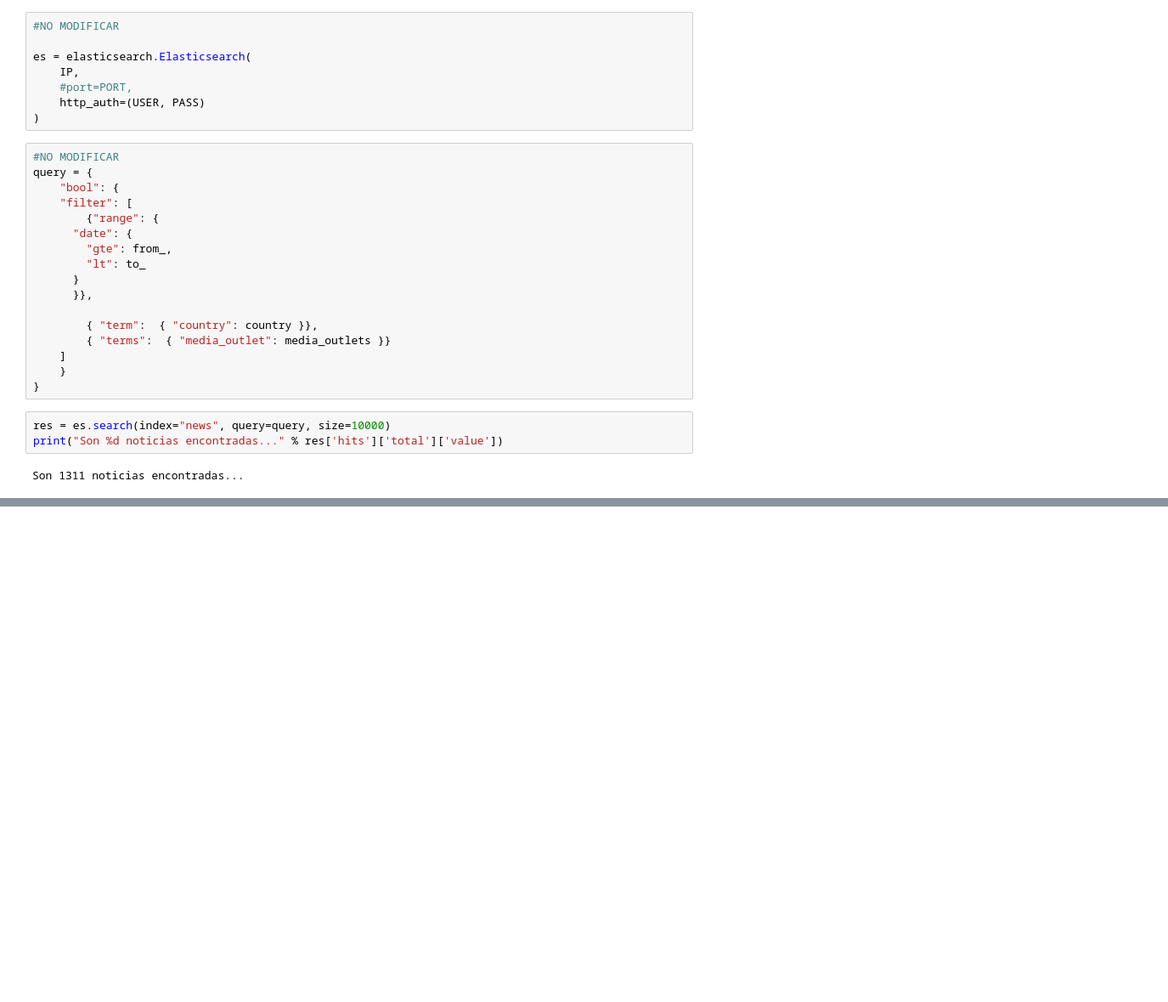
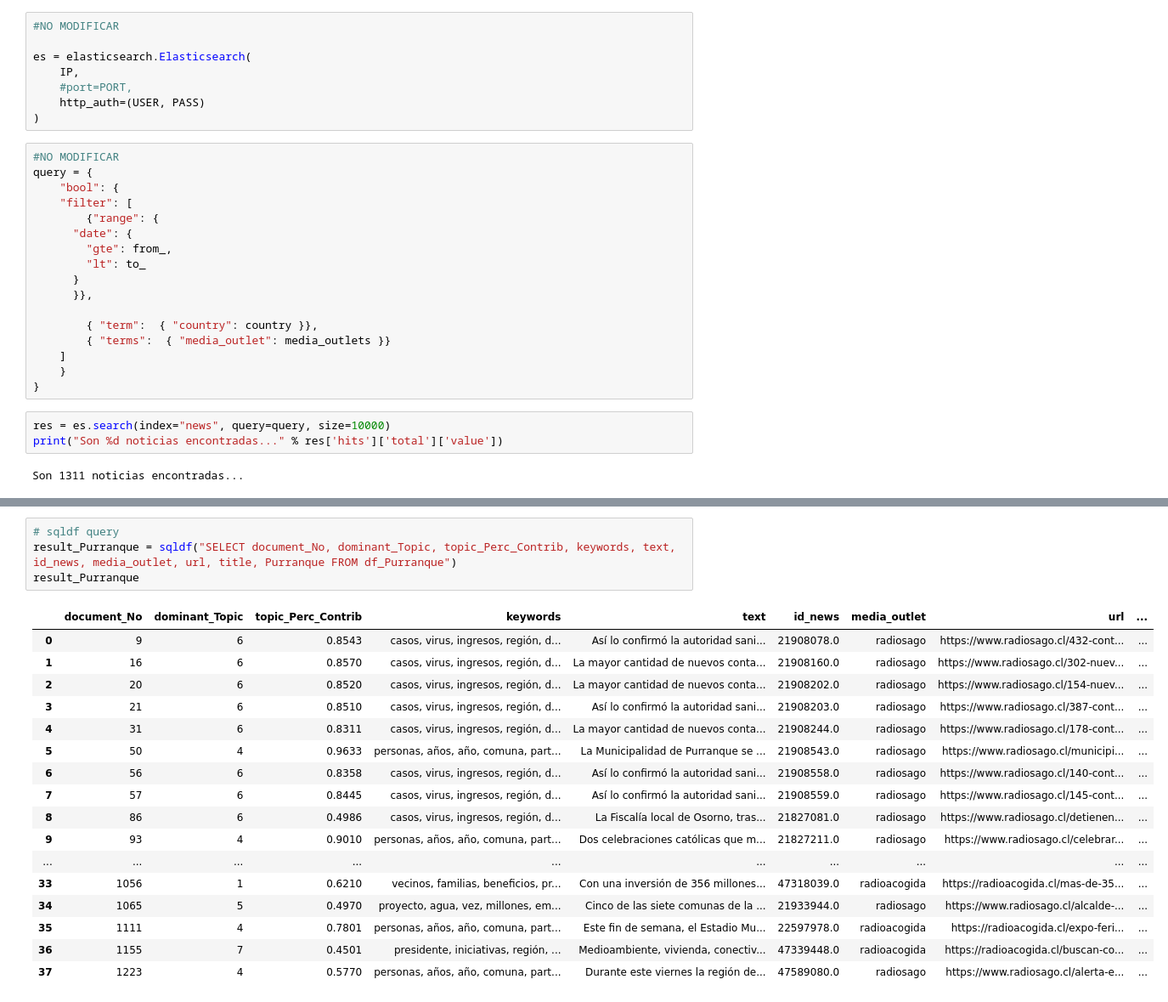
Before and after one commit to alexbgh1/INFO279_2022, a Jupyter notebook: tareas/tarea1.ipynb, the cells around one changed output, grey strips where cells are left out. Shown: that part at 85% size. Cells and saved outputs as stored; diff of their text form; blank space fills up the shorter version.

```diff
--- a/tareas/tarea1.ipynb
+++ b/tareas/tarea1.ipynb
@@ -98,0 +466,22 @@ df.head()
+# %%
+# sqldf query
+result_Purranque = sqldf("SELECT document_No, dominant_Topic, topic_Perc_Contrib, keywords, text, id_news, media_outlet, url, title, Purranque FROM df_Purranque")
+result_Purranque
+# %% [output]
+|  | document_No | dominant_Topic | topic_Perc_Contrib | keywords | text | id_news | media_outlet | url | ... |
+| 0 | 9 | 6 | 0.8543 | casos, virus, ingresos, región, d... | Así lo confirmó la autoridad sani... | 21908078.0 | radiosago | https://www.radiosago.cl/432-cont... | ... |
+| 1 | 16 | 6 | 0.8570 | casos, virus, ingresos, región, d... | La mayor cantidad de nuevos conta... | 21908160.0 | radiosago | https://www.radiosago.cl/302-nuev... | ... |
+| 2 | 20 | 6 | 0.8520 | casos, virus, ingresos, región, d... | La mayor cantidad de nuevos conta... | 21908202.0 | radiosago | https://www.radiosago.cl/154-nuev... | ... |
+| 3 | 21 | 6 | 0.8510 | casos, virus, ingresos, región, d... | Así lo confirmó la autoridad sani... | 21908203.0 | radiosago | https://www.radiosago.cl/387-cont... | ... |
+| 4 | 31 | 6 | 0.8311 | casos, virus, ingresos, región, d... | La mayor cantidad de nuevos conta... | 21908244.0 | radiosago | https://www.radiosago.cl/178-cont... | ... |
+| 5 | 50 | 4 | 0.9633 | personas, años, año, comuna, part... | La Municipalidad de Purranque se ... | 21908543.0 | radiosago | https://www.radiosago.cl/municipi... | ... |
+| 6 | 56 | 6 | 0.8358 | casos, virus, ingresos, región, d... | Así lo confirmó la autoridad sani... | 21908558.0 | radiosago | https://www.radiosago.cl/140-cont... | ... |
+| 7 | 57 | 6 | 0.8445 | casos, virus, ingresos, región, d... | Así lo confirmó la autoridad sani... | 21908559.0 | radiosago | https://www.radiosago.cl/145-cont... | ... |
+| 8 | 86 | 6 | 0.4986 | casos, virus, ingresos, región, d... | La Fiscalía local de Osorno, tras... | 21827081.0 | radiosago | https://www.radiosago.cl/detienen... | ... |
+| 9 | 93 | 4 | 0.9010 | personas, años, año, comuna, part... | Dos celebraciones católicas que m... | 21827211.0 | radiosago | https://www.radiosago.cl/celebrar... | ... |
+| ... | ... | ... | ... | ... | ... | ... | ... | ... | ... |
+| 33 | 1056 | 1 | 0.6210 | vecinos, familias, beneficios, pr... | Con una inversión de 356 millones... | 47318039.0 | radioacogida | https://radioacogida.cl/mas-de-35... | ... |
+| 34 | 1065 | 5 | 0.4970 | proyecto, agua, vez, millones, em... | Cinco de las siete comunas de la ... | 21933944.0 | radiosago | https://www.radiosago.cl/alcalde-... | ... |
+| 35 | 1111 | 4 | 0.7801 | personas, años, año, comuna, part... | Este fin de semana, el Estadio Mu... | 22597978.0 | radioacogida | https://radioacogida.cl/expo-feri... | ... |
+| 36 | 1155 | 7 | 0.4501 | presidente, iniciativas, región, ... | Medioambiente, vivienda, conectiv... | 47339448.0 | radioacogida | https://radioacogida.cl/buscan-co... | ... |
+| 37 | 1223 | 4 | 0.5770 | personas, años, año, comuna, part... | Durante este viernes la región de... | 47589080.0 | radiosago | https://www.radiosago.cl/alerta-e... | ... |
```
Also changed, not shown: parts of 46 cells of this notebook, 5 other files.
